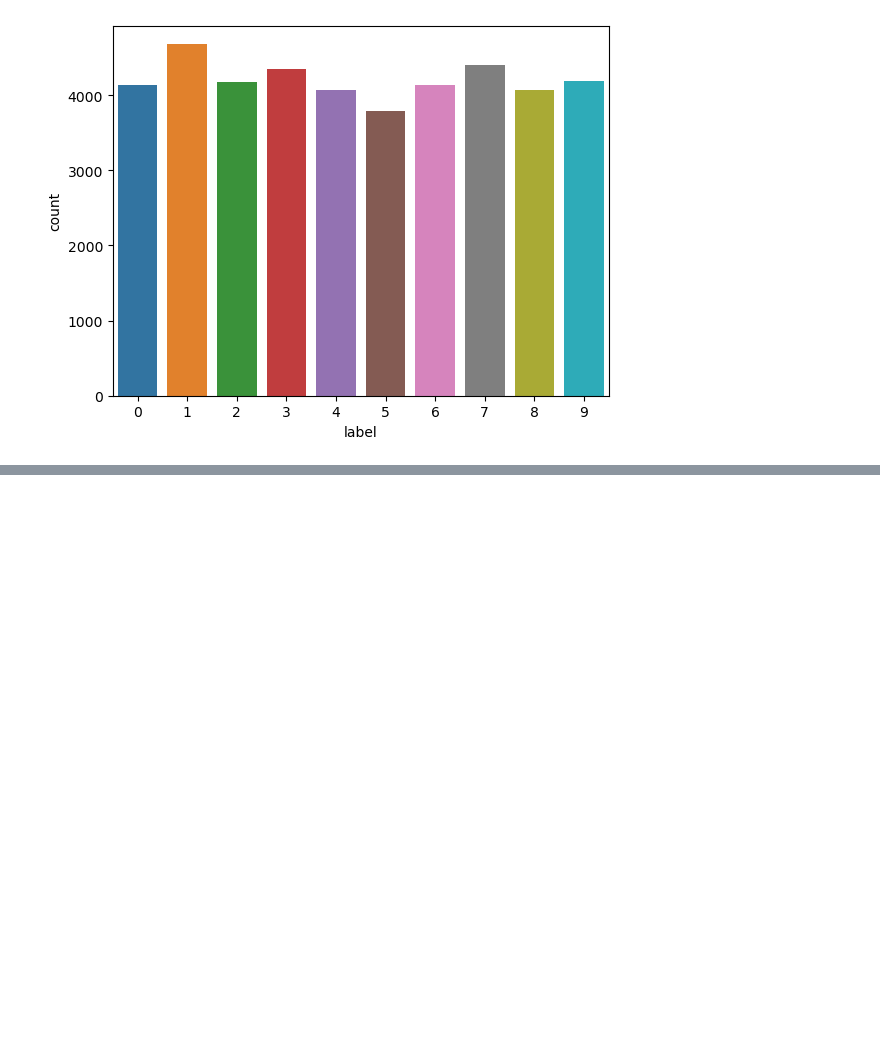
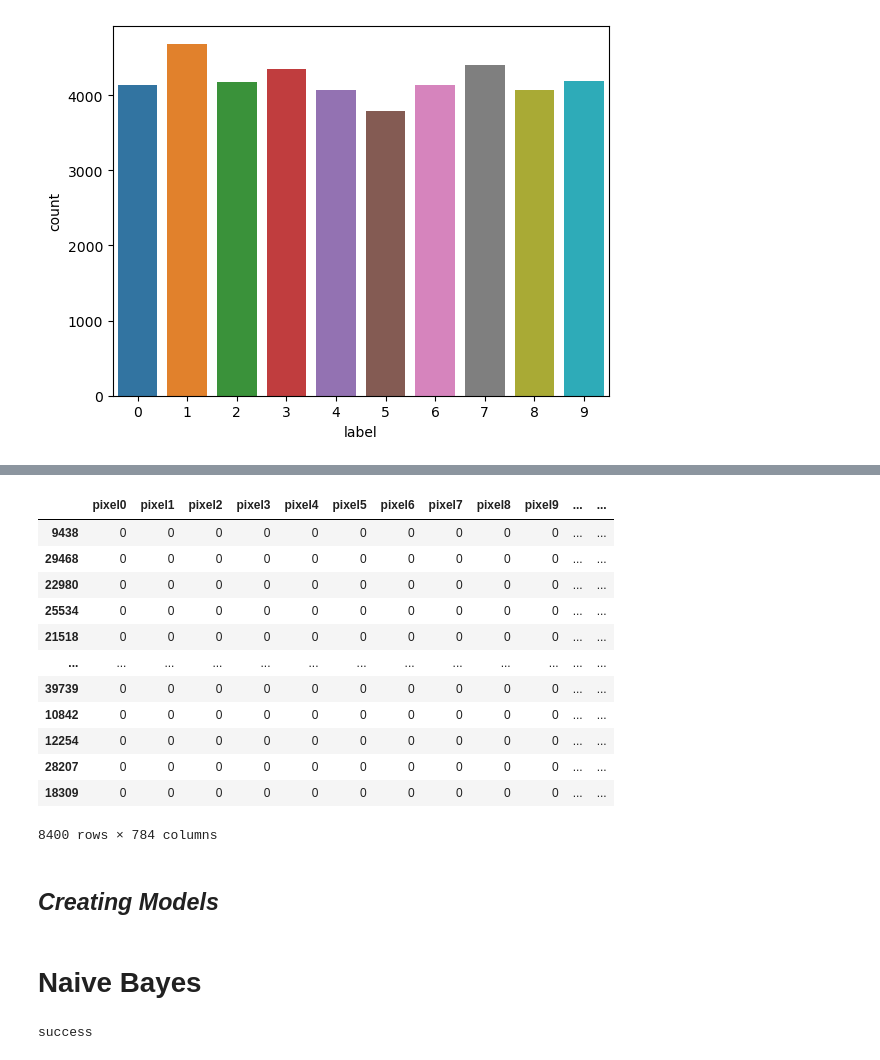
Before and after one commit to BhushanDive/Digit-Recognition-using-Na-ve-Bayes, a Jupyter notebook: Digits.ipynb, the cells around one changed output, grey strips where cells are left out. Drawn from its saved outputs; the diff is of its cells as text; code cells hidden in the pictures; blank space fills up the shorter version.

```diff
--- a/Digits.ipynb
+++ b/Digits.ipynb
@@ -257,0 +219,26 @@ print(list(mnist_train.label.value_counts().sort_index()))
+# %%
+x_test
+# %% [output]
+|  | pixel0 | pixel1 | pixel2 | pixel3 | pixel4 | pixel5 | pixel6 | pixel7 | pixel8 | pixel9 | ... | ... |
+| 9438 | 0 | 0 | 0 | 0 | 0 | 0 | 0 | 0 | 0 | 0 | ... | ... |
+| 29468 | 0 | 0 | 0 | 0 | 0 | 0 | 0 | 0 | 0 | 0 | ... | ... |
+| 22980 | 0 | 0 | 0 | 0 | 0 | 0 | 0 | 0 | 0 | 0 | ... | ... |
+| 25534 | 0 | 0 | 0 | 0 | 0 | 0 | 0 | 0 | 0 | 0 | ... | ... |
+| 21518 | 0 | 0 | 0 | 0 | 0 | 0 | 0 | 0 | 0 | 0 | ... | ... |
+| ... | ... | ... | ... | ... | ... | ... | ... | ... | ... | ... | ... | ... |
+| 39739 | 0 | 0 | 0 | 0 | 0 | 0 | 0 | 0 | 0 | 0 | ... | ... |
+| 10842 | 0 | 0 | 0 | 0 | 0 | 0 | 0 | 0 | 0 | 0 | ... | ... |
+| 12254 | 0 | 0 | 0 | 0 | 0 | 0 | 0 | 0 | 0 | 0 | ... | ... |
+| 28207 | 0 | 0 | 0 | 0 | 0 | 0 | 0 | 0 | 0 | 0 | ... | ... |
+| 18309 | 0 | 0 | 0 | 0 | 0 | 0 | 0 | 0 | 0 | 0 | ... | ... |
+8400 rows × 784 columns
+# %% [markdown]
+## *Creating Models*
+# %% [markdown]
+# Naive Bayes
+# %%
+from sklearn.naive_bayes import GaussianNB
+from sklearn.metrics import confusion_matrix
+print('success')
+# %% [output]
+success
```
Also changed, not shown: parts of 27 cells of this notebook.
